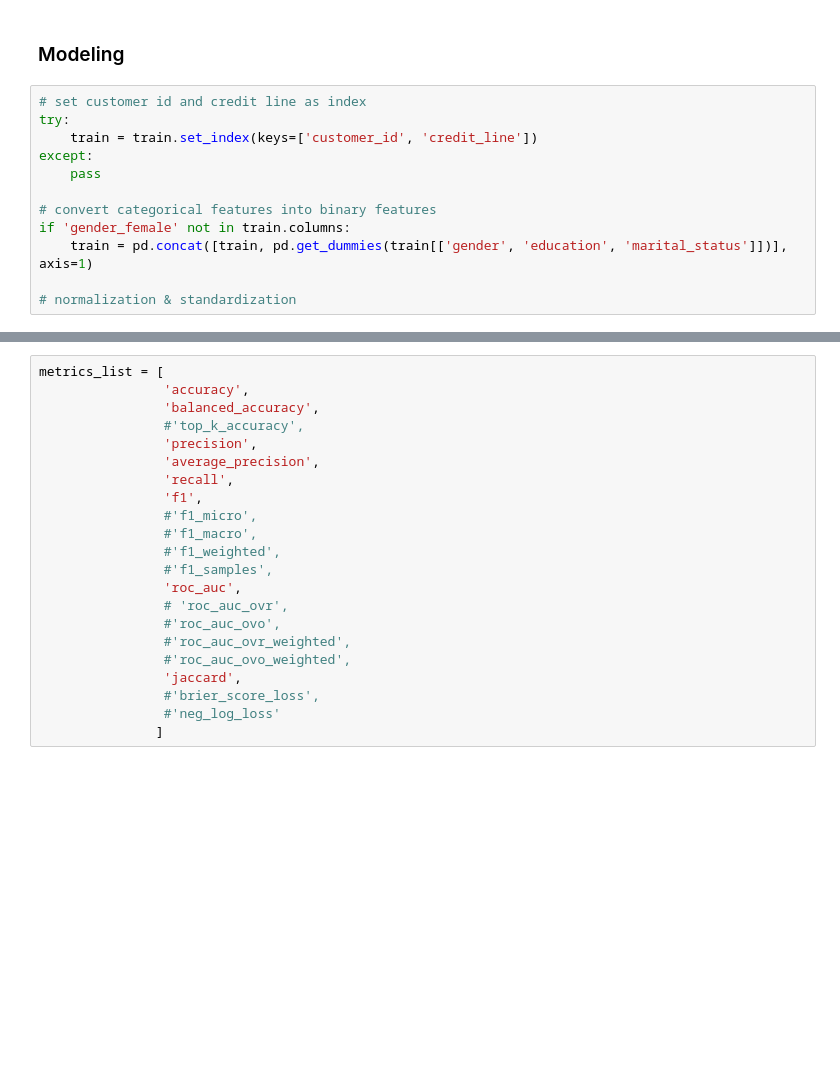
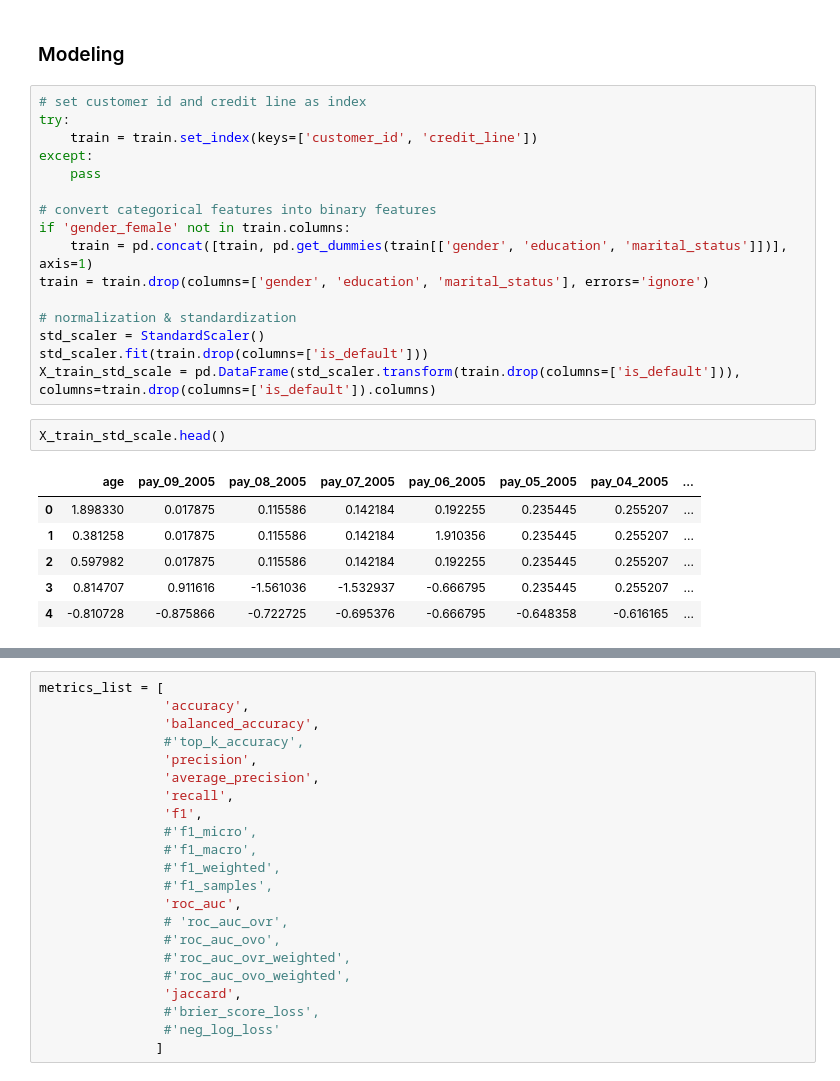
Before and after one commit to ryq99/Use_Case_Backlogs, a Jupyter notebook: credit-card-default-classification.ipynb, the cells around one changed output, grey strips where cells are left out. Saved outputs shown, nothing was run; the diff lists cells and outputs as text; blank space fills up the shorter version.

```diff
--- a/credit-card-default-classification.ipynb
+++ b/credit-card-default-classification.ipynb
@@ -139,6 +139,19 @@ except:
 # convert categorical features into binary features
 if 'gender_female' not in train.columns:
     train = pd.concat([train, pd.get_dummies(train[['gender', 'education', 'marital_status']])], axis=1)
+train = train.drop(columns=['gender', 'education', 'marital_status'], errors='ignore')
 
 # normalization & standardization
+std_scaler = StandardScaler()
+std_scaler.fit(train.drop(columns=['is_default']))
+X_train_std_scale = pd.DataFrame(std_scaler.transform(train.drop(columns=['is_default'])), columns=train.drop(columns=['is_default']).columns)
+# %%
+X_train_std_scale.head()
+# %% [output]
+|  | age | pay_09_2005 | pay_08_2005 | pay_07_2005 | pay_06_2005 | pay_05_2005 | pay_04_2005 | ... |
+| 0 | 1.898330 | 0.017875 | 0.115586 | 0.142184 | 0.192255 | 0.235445 | 0.255207 | ... |
+| 1 | 0.381258 | 0.017875 | 0.115586 | 0.142184 | 1.910356 | 0.235445 | 0.255207 | ... |
+| 2 | 0.597982 | 0.017875 | 0.115586 | 0.142184 | 0.192255 | 0.235445 | 0.255207 | ... |
+| 3 | 0.814707 | 0.911616 | -1.561036 | -1.532937 | -0.666795 | 0.235445 | 0.255207 | ... |
+| 4 | -0.810728 | -0.875866 | -0.722725 | -0.695376 | -0.666795 | -0.648358 | -0.616165 | ... |
 # %%
```
Also changed, not shown: parts of 11 cells of this notebook.
